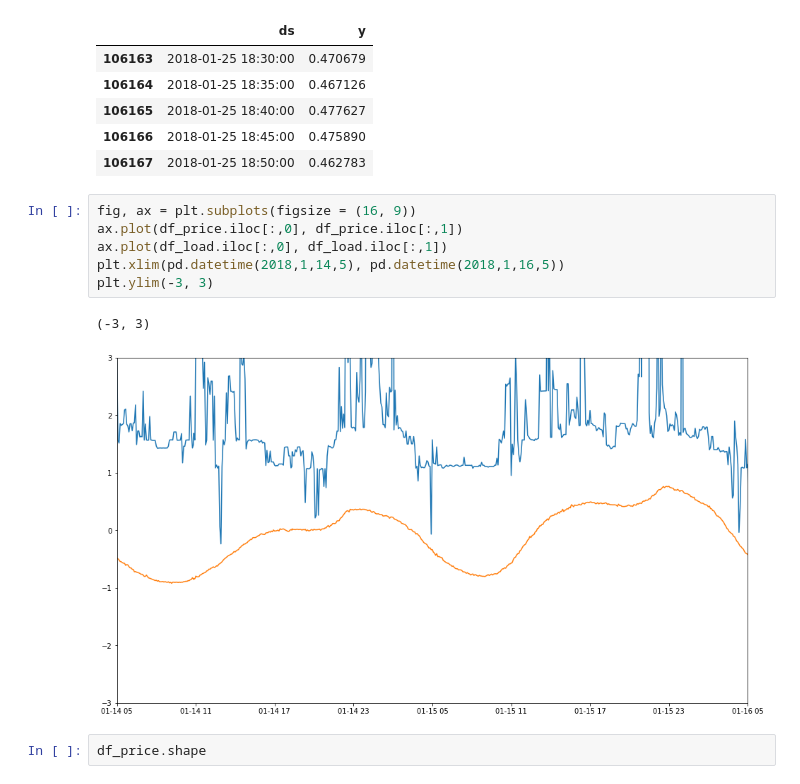
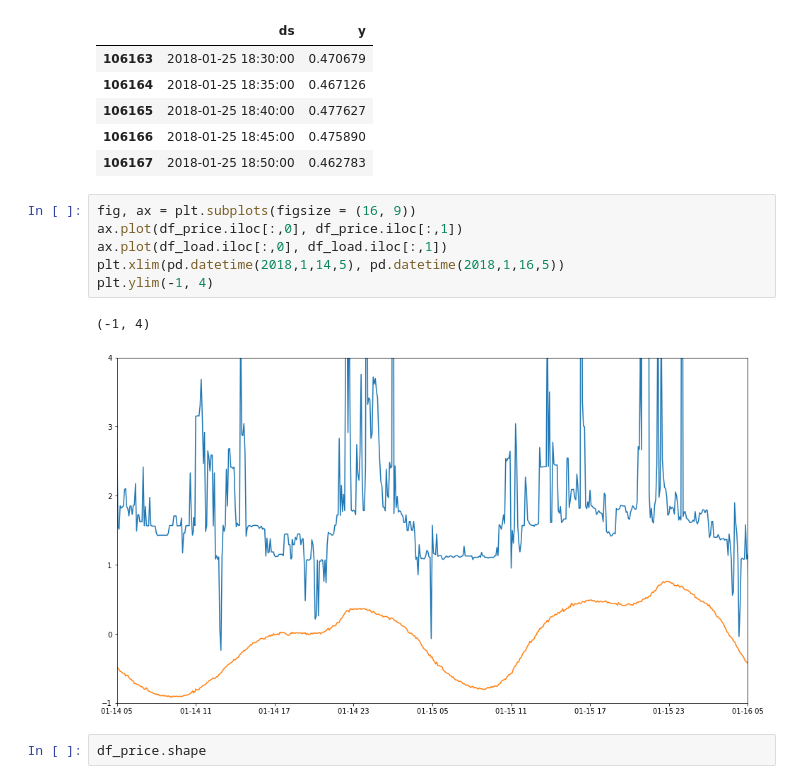
Before and after one commit to xingliuUT/battery_planner, a Jupyter notebook: prediction_model.ipynb, the cells around one changed output. Cells and saved outputs as stored; diff of their text form.

Commit message:
doc: minor plot changes

```diff
--- a/prediction_model.ipynb
+++ b/prediction_model.ipynb
@@ -61,12 +61,12 @@ df_load.tail()
 # %%
 fig, ax = plt.subplots(figsize = (16, 9))
 ax.plot(df_price.iloc[:,0], df_price.iloc[:,1])
 ax.plot(df_load.iloc[:,0], df_load.iloc[:,1])
 plt.xlim(pd.datetime(2018,1,14,5), pd.datetime(2018,1,16,5))
-plt.ylim(-3, 3)
+plt.ylim(-1, 4)
 # %% [output]
-(-3, 3)
+(-1, 4)
-[figure, old version]
+[figure, new version]
 # %%
 df_price.shape
 # %% [output]
```
